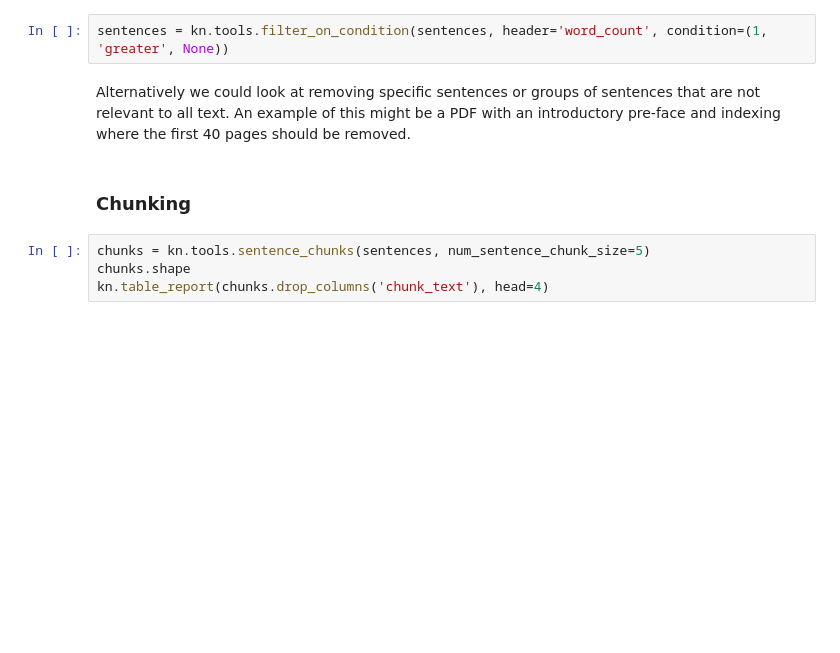
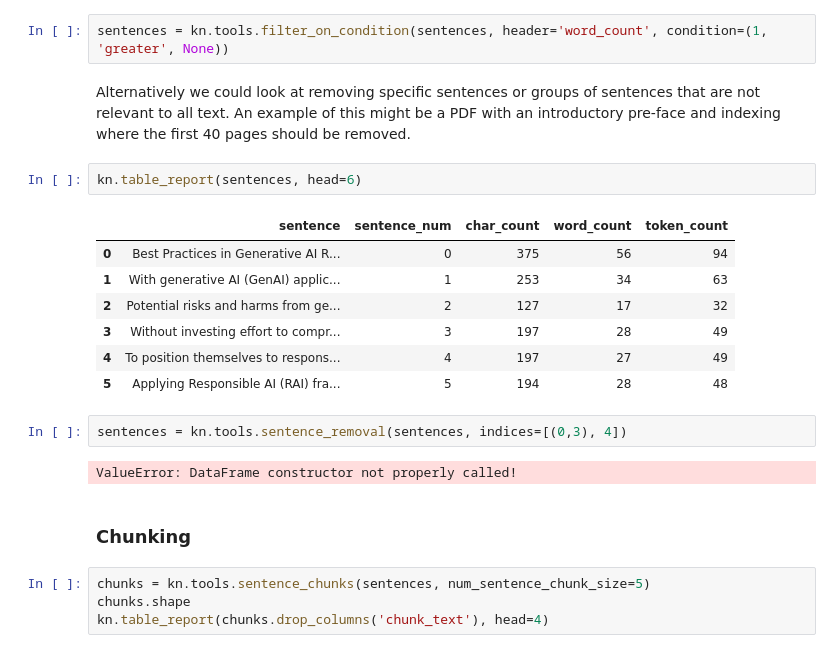
Before and after one commit to project-hadron/neural_rag, a Jupyter notebook: jupyter/knowledge/01_knowledge.ipynb, the cells around one changed output. Drawn from its saved outputs; the diff is of its cells as text; blank space fills up the shorter version.

Commit message:
- update sentence_removal

```diff
--- a/jupyter/knowledge/01_knowledge.ipynb
+++ b/jupyter/knowledge/01_knowledge.ipynb
@@ -72,6 +72,20 @@ sentences = kn.tools.filter_on_condition(sentences, header='word_count', conditi
 # %% [markdown]
 Alternatively we could look at removing specific sentences or groups of sentences that are not relevant to all text.
 An example of this might be a PDF with an introductory pre-face and indexing where the first 40 pages should be removed.
+# %%
+kn.table_report(sentences, head=6)
+# %% [output]
+|  | sentence | sentence_num | char_count | word_count | token_count |
+| 0 | Best Practices in Generative AI R... | 0 | 375 | 56 | 94 |
+| 1 | With generative AI (GenAI) applic... | 1 | 253 | 34 | 63 |
+| 2 | Potential risks and harms from ge... | 2 | 127 | 17 | 32 |
+| 3 | Without investing effort to compr... | 3 | 197 | 28 | 49 |
+| 4 | To position themselves to respons... | 4 | 197 | 27 | 49 |
+| 5 | Applying Responsible AI (RAI) fra... | 5 | 194 | 28 | 48 |
+# %%
+sentences = kn.tools.sentence_removal(sentences, indices=[(0,3), 4])
+# %% [output]
+ValueError: DataFrame constructor not properly called!
 # %% [markdown]
 ### Chunking
 # %%
```
Also changed, not shown: parts of 1 cell of this notebook, 3 other files.
